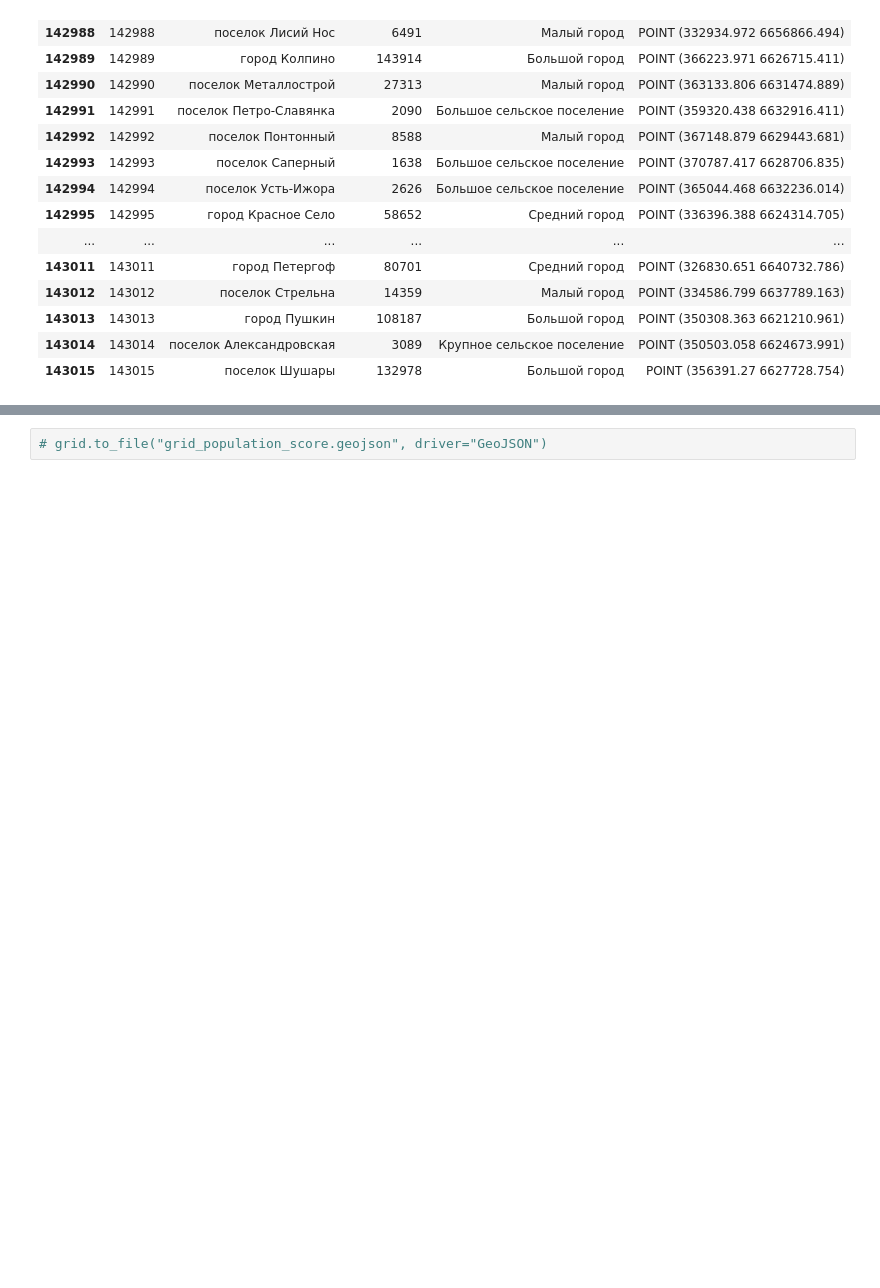
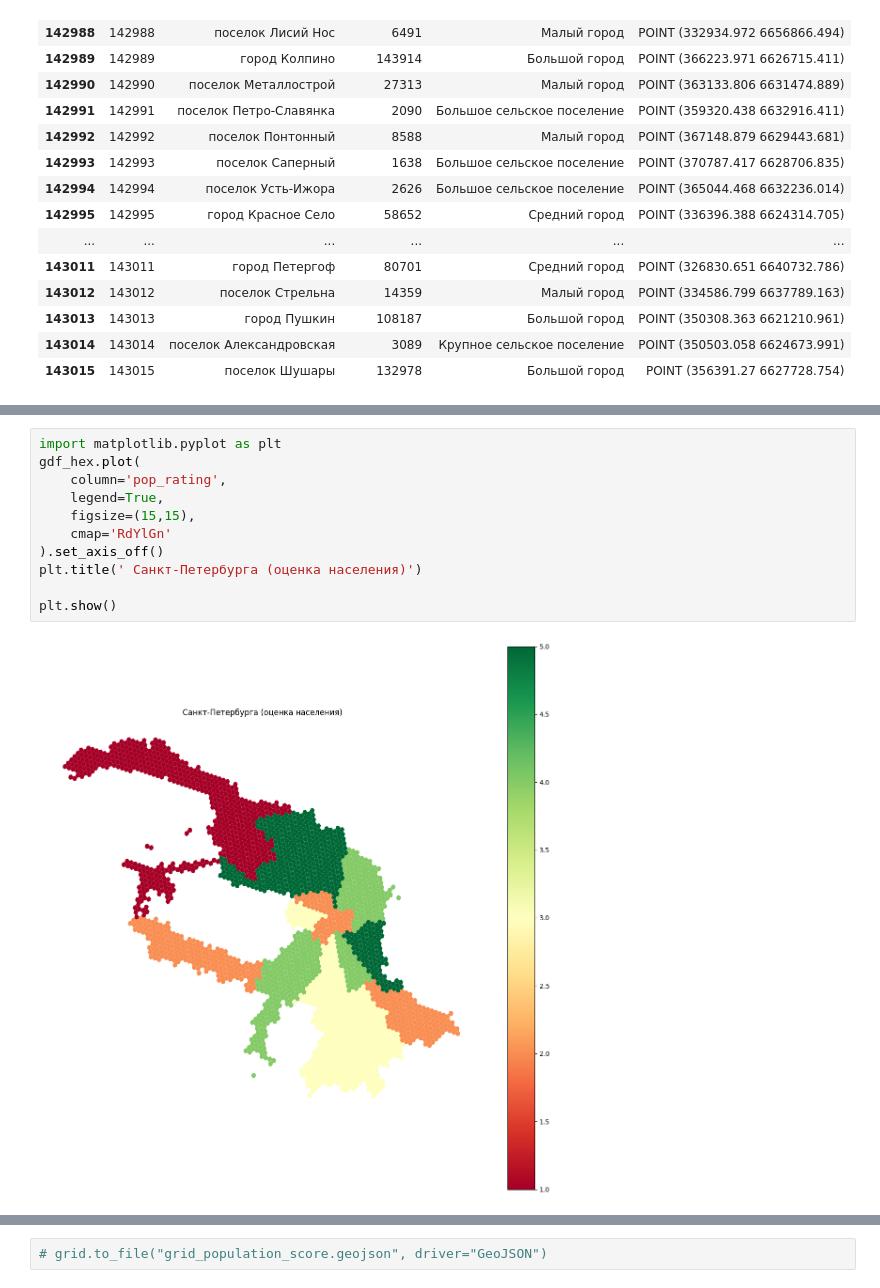
Before and after one commit to Mvin8/PopFrame, a Jupyter notebook: examples/criterion_hex.ipynb, the cells around one changed output, grey strips where cells are left out. Drawn from its saved outputs; the diff is of its cells as text; blank space fills up the shorter version.

```diff
--- a/examples/criterion_hex.ipynb
+++ b/examples/criterion_hex.ipynb
@@ -99,0 +204,13 @@ gdf_hex
+# %%
+import matplotlib.pyplot as plt
+gdf_hex.plot(
+    column='pop_rating',
+    legend=True,
+    figsize=(15,15),
+    cmap='RdYlGn'
+).set_axis_off()
+plt.title(' Санкт-Петербурга (оценка населения)')
+
+plt.show()
+# %% [output]
+[figure, added]
```
Also changed, not shown: parts of 7 cells of this notebook.
